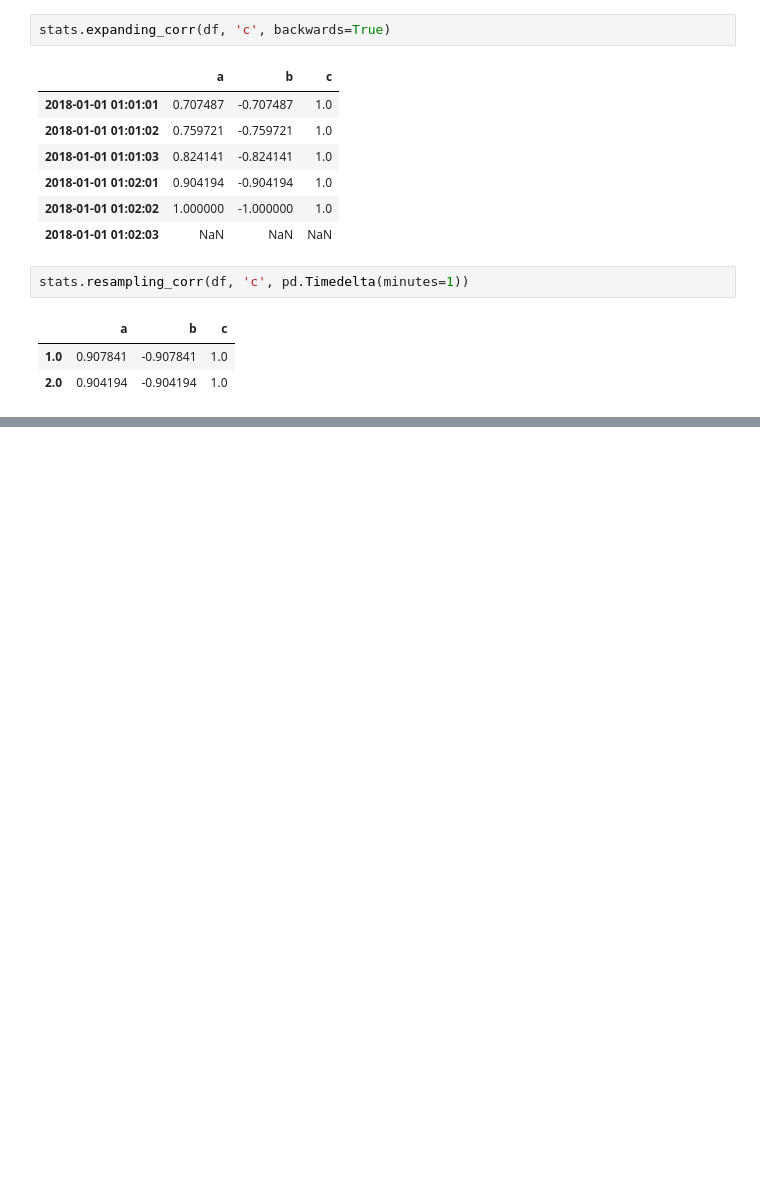
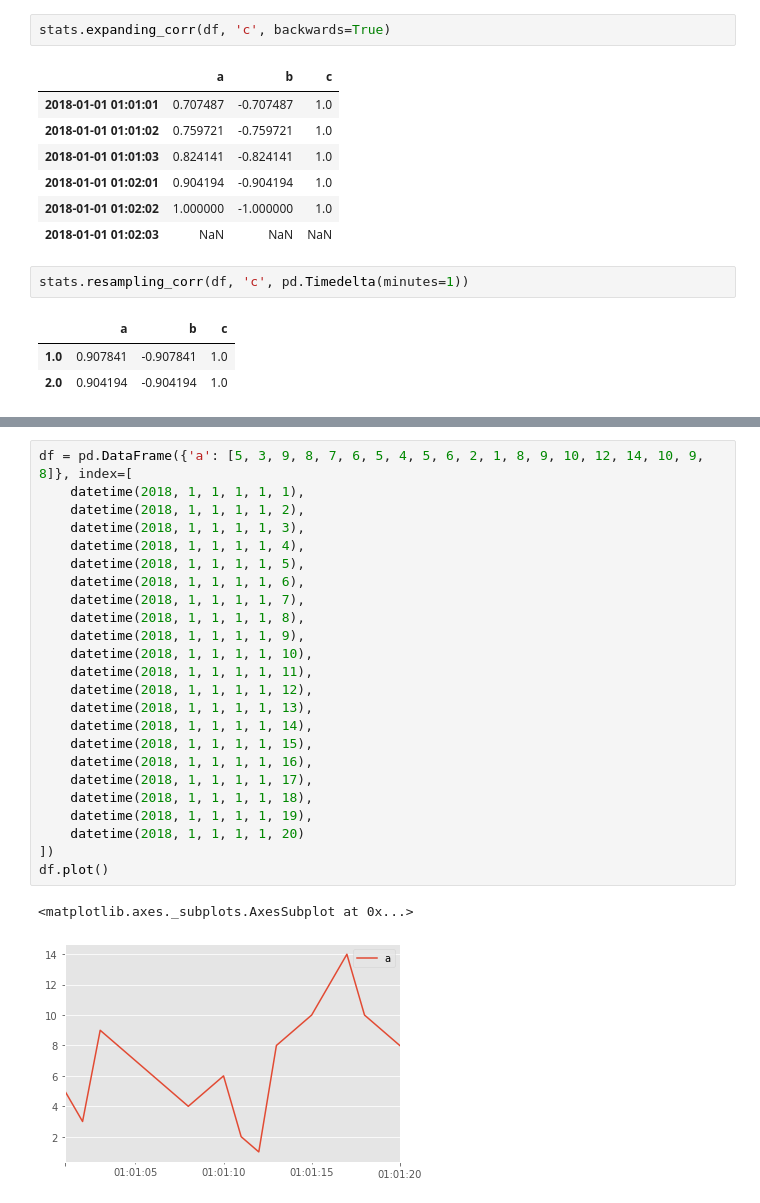
Before and after one commit to Sahanduiuc/cryptoz, a Jupyter notebook: test-stats.ipynb, the cells around one changed output, grey strips where cells are left out. Drawn from its saved outputs; the diff is of its cells as text; blank space fills up the shorter version.

```diff
--- a/test-stats.ipynb
+++ b/test-stats.ipynb
@@ -80,0 +138,27 @@ stats.resampling_corr(df, 'c', pd.Timedelta(minutes=1))
+# %%
+df = pd.DataFrame({'a': [5, 3, 9, 8, 7, 6, 5, 4, 5, 6, 2, 1, 8, 9, 10, 12, 14, 10, 9, 8]}, index=[
+    datetime(2018, 1, 1, 1, 1, 1),
+    datetime(2018, 1, 1, 1, 1, 2),
+    datetime(2018, 1, 1, 1, 1, 3),
+    datetime(2018, 1, 1, 1, 1, 4),
+    datetime(2018, 1, 1, 1, 1, 5),
+    datetime(2018, 1, 1, 1, 1, 6),
+    datetime(2018, 1, 1, 1, 1, 7),
+    datetime(2018, 1, 1, 1, 1, 8),
+    datetime(2018, 1, 1, 1, 1, 9),
+    datetime(2018, 1, 1, 1, 1, 10),
+    datetime(2018, 1, 1, 1, 1, 11),
+    datetime(2018, 1, 1, 1, 1, 12),
+    datetime(2018, 1, 1, 1, 1, 13),
+    datetime(2018, 1, 1, 1, 1, 14),
+    datetime(2018, 1, 1, 1, 1, 15),
+    datetime(2018, 1, 1, 1, 1, 16),
+    datetime(2018, 1, 1, 1, 1, 17),
+    datetime(2018, 1, 1, 1, 1, 18),
+    datetime(2018, 1, 1, 1, 1, 19),
+    datetime(2018, 1, 1, 1, 1, 20)
+])
+df.plot()
+# %% [output]
+<matplotlib.axes._subplots.AxesSubplot at 0x...>
+[figure, added]
```
Also changed, not shown: parts of 10 cells of this notebook, 2 other files.
